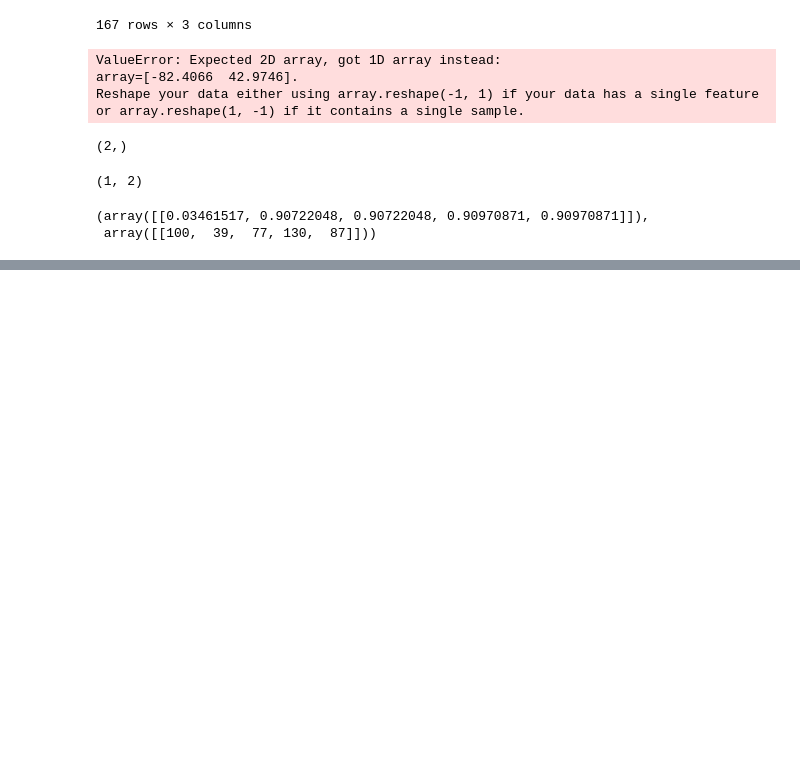
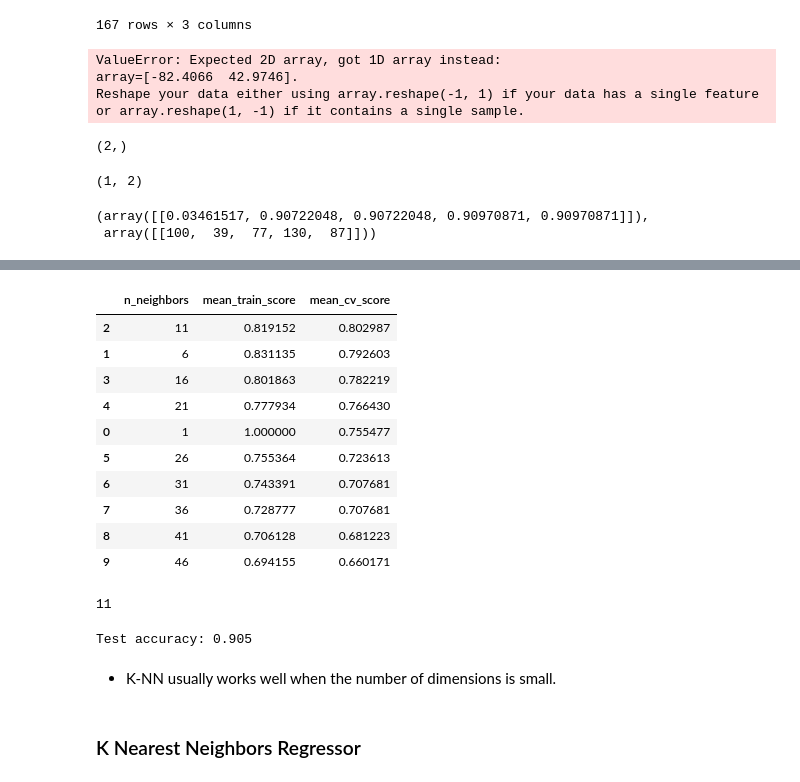
Before and after one commit to jennalenoble/machine-learning, a Jupyter notebook: module4.ipynb, the cells around one changed output, grey strips where cells are left out. Saved outputs shown, nothing was run; the diff lists cells and outputs as text; code cells hidden in the pictures; blank space fills up the shorter version.

```diff
--- a/module4.ipynb
+++ b/module4.ipynb
@@ -242,0 +346,14 @@ nn.kneighbors(X_test.iloc[[1]])
+# %%
+results_df = pd.DataFrame(results_dict).melt(id_vars=['n_neighbors'],
+                                             value_vars=['mean_train_score',
+                                                         'mean_cv_score'],
+                                             var_name='split',
+                                             value_name='score')
+
+chart1 = alt.Chart(results_df, width = 500, height = 300).mark_line().encode(
+         alt.X('n_neighbors:Q', axis=alt.Axis(title="Number of Neighbours")),
+         alt.Y('score:Q'),
+         alt.Color('split:N', scale=alt.Scale(domain=['mean_train_score',
+                                                     'mean_cv_score'],
+                                             range=['teal', 'gold'])))
+chart1
@@ -242,0 +362,30 @@ nn.kneighbors(X_test.iloc[[1]])
+# %%
+sorted_results_df = results_df.sort_values("mean_cv_score", ascending = False)
+sorted_results_df
+# %% [output]
+|  | n_neighbors | mean_train_score | mean_cv_score |
+| 2 | 11 | 0.819152 | 0.802987 |
+| 1 | 6 | 0.831135 | 0.792603 |
+| 3 | 16 | 0.801863 | 0.782219 |
+| 4 | 21 | 0.777934 | 0.766430 |
+| 0 | 1 | 1.000000 | 0.755477 |
+| 5 | 26 | 0.755364 | 0.723613 |
+| 6 | 31 | 0.743391 | 0.707681 |
+| 7 | 36 | 0.728777 | 0.707681 |
+| 8 | 41 | 0.706128 | 0.681223 |
+| 9 | 46 | 0.694155 | 0.660171 |
+# %%
+best_k = sorted_results_df.iloc[0,0]
+best_k
+# %% [output]
+11
+# %%
+knn = KNeighborsClassifier(n_neighbors=best_k)
+knn.fit(X_train, y_train);
+print("Test accuracy:", round(knn.score(X_test, y_test), 3))
+# %% [output]
+Test accuracy: 0.905
+# %% [markdown]
+* K-NN usually works well when the number of dimensions is small.
+# %% [markdown]
+### K Nearest Neighbors Regressor
```
Also changed, not shown: parts of 37 cells of this notebook.
